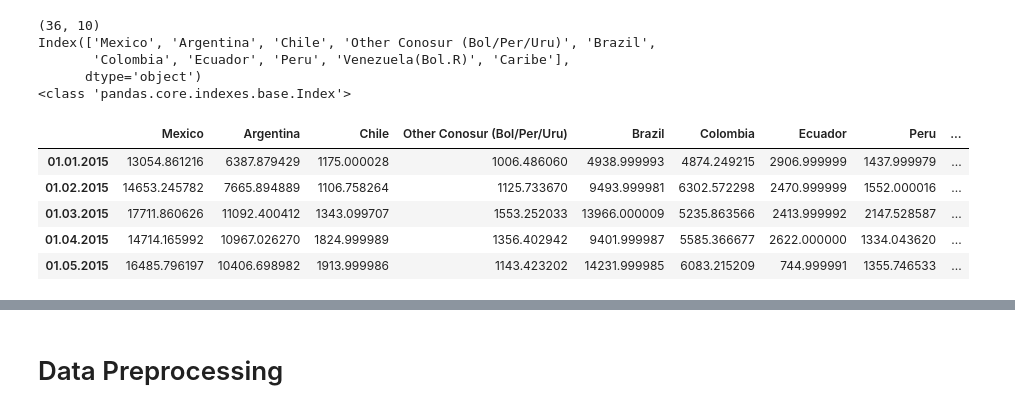
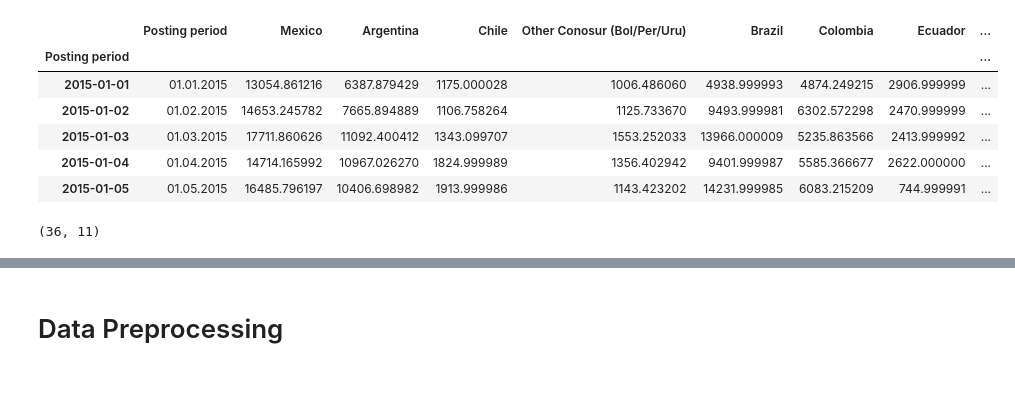
Before and after one commit to erg0-0/TimeSeries, a Jupyter notebook: Forecast 2019/Forecast_sales_prediction.ipynb, the cells around one changed output, grey strips where cells are left out. Drawn from its saved outputs; the diff is of its cells as text; code cells hidden in the pictures; blank space fills up the shorter version.

```diff
--- a/Forecast 2019/Forecast_sales_prediction.ipynb
+++ b/Forecast 2019/Forecast_sales_prediction.ipynb
@@ -25,19 +22,20 @@ df.set_index('Posting period', inplace=True)
+# %%
+df = pd.read_csv('Forecast3.csv',dayfirst=True)
+#Indexing the dates
+#format = '%d.%m.%Y'
+#df['Posting period'] = pd.to_datetime(df['Posting period'], format=format)
+df = df.set_index(pd.DatetimeIndex(df['Posting period']))
+df.index
+df.head()
+# %% [output]
+|  | Posting period | Mexico | Argentina | Chile | Other Conosur (Bol/Per/Uru) | Brazil | Colombia | Ecuador | ... |
+| Posting period |  |  |  |  |  |  |  |  | ... |
+| 2015-01-01 | 01.01.2015 | 13054.861216 | 6387.879429 | 1175.000028 | 1006.486060 | 4938.999993 | 4874.249215 | 2906.999999 | ... |
+| 2015-01-02 | 01.02.2015 | 14653.245782 | 7665.894889 | 1106.758264 | 1125.733670 | 9493.999981 | 6302.572298 | 2470.999999 | ... |
+| 2015-01-03 | 01.03.2015 | 17711.860626 | 11092.400412 | 1343.099707 | 1553.252033 | 13966.000009 | 5235.863566 | 2413.999992 | ... |
+| 2015-01-04 | 01.04.2015 | 14714.165992 | 10967.026270 | 1824.999989 | 1356.402942 | 9401.999987 | 5585.366677 | 2622.000000 | ... |
+| 2015-01-05 | 01.05.2015 | 16485.796197 | 10406.698982 | 1913.999986 | 1143.423202 | 14231.999985 | 6083.215209 | 744.999991 | ... |
 # %%
 print(df.shape)
-print(df.columns)
-print(type(df.index))
 # %% [output]
-(36, 10)
-Index(['Mexico', 'Argentina', 'Chile', 'Other Conosur (Bol/Per/Uru)', 'Brazil',
-       'Colombia', 'Ecuador', 'Peru', 'Venezuela(Bol.R)', 'Caribe'],
-      dtype='object')
-<class 'pandas.core.indexes.base.Index'>
+(36, 11)
-# %%
-df.head()
-# %% [output]
-|  | Mexico | Argentina | Chile | Other Conosur (Bol/Per/Uru) | Brazil | Colombia | Ecuador | Peru | ... |
-| 01.01.2015 | 13054.861216 | 6387.879429 | 1175.000028 | 1006.486060 | 4938.999993 | 4874.249215 | 2906.999999 | 1437.999979 | ... |
-| 01.02.2015 | 14653.245782 | 7665.894889 | 1106.758264 | 1125.733670 | 9493.999981 | 6302.572298 | 2470.999999 | 1552.000016 | ... |
-| 01.03.2015 | 17711.860626 | 11092.400412 | 1343.099707 | 1553.252033 | 13966.000009 | 5235.863566 | 2413.999992 | 2147.528587 | ... |
-| 01.04.2015 | 14714.165992 | 10967.026270 | 1824.999989 | 1356.402942 | 9401.999987 | 5585.366677 | 2622.000000 | 1334.043620 | ... |
-| 01.05.2015 | 16485.796197 | 10406.698982 | 1913.999986 | 1143.423202 | 14231.999985 | 6083.215209 | 744.999991 | 1355.746533 | ... |
```
Also changed, not shown: parts of 12 cells of this notebook, 1 other file.
